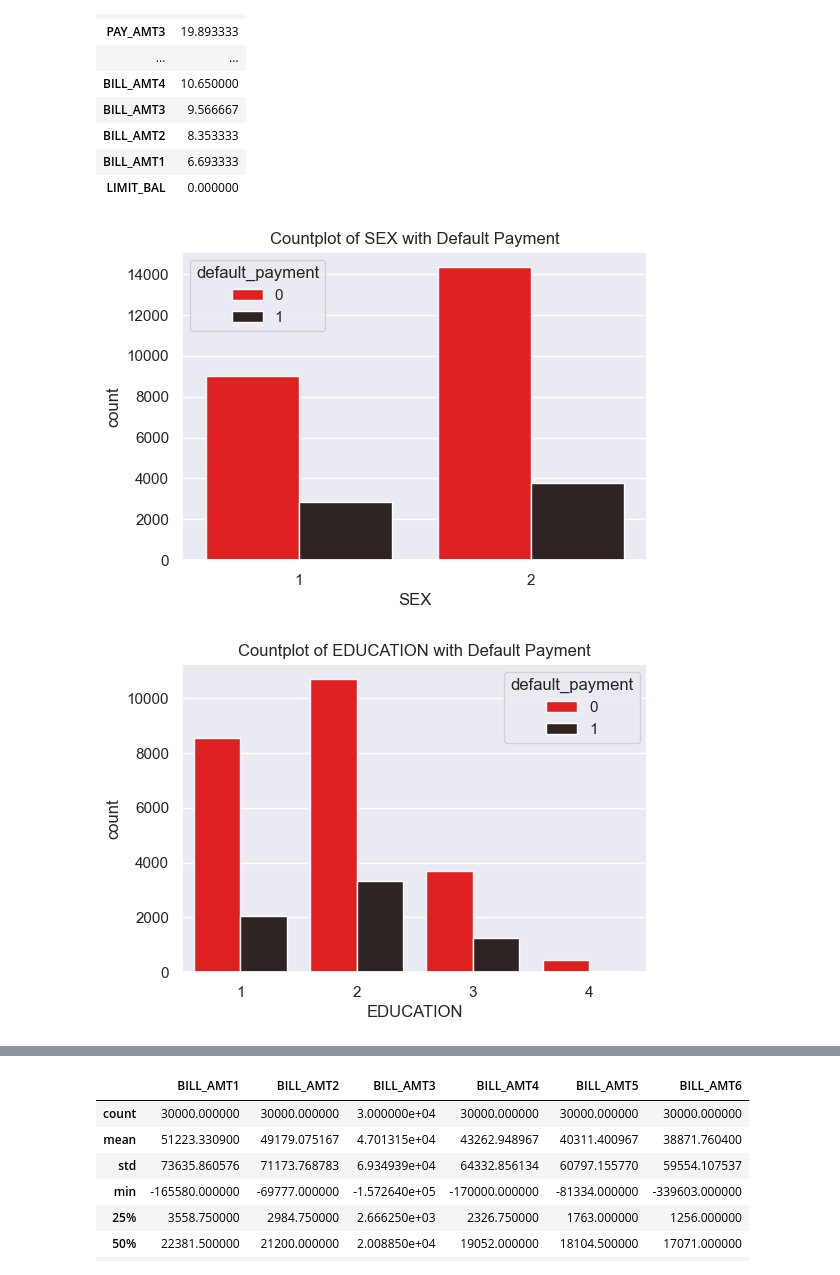
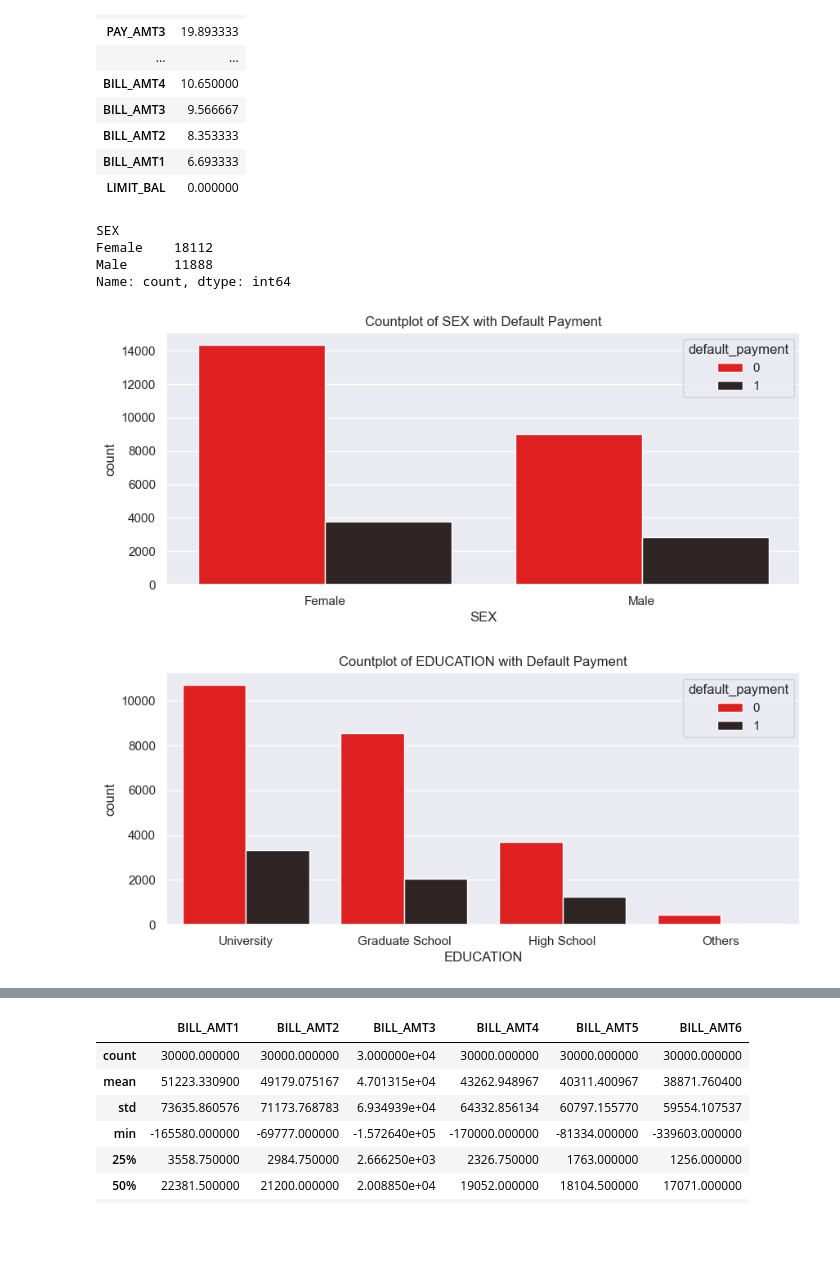
Before and after one commit to malavansa/IT5022-ML-Project, a Jupyter notebook: notebooks/eda_notebook.ipynb, the cells around one changed output, grey strips where cells are left out. Cells and saved outputs as stored; diff of their text form; code cells hidden in the pictures; blank space fills up the shorter version.

Commit message:
Build more charts to compare payment patterns

```diff
--- a/notebooks/eda_notebook.ipynb
+++ b/notebooks/eda_notebook.ipynb
@@ -129,6 +129,8 @@ MARRIAGE
 1    13659
 3      377
 Name: count, dtype: int64
+# %%
+df['MARRIAGE'] = df['MARRIAGE'].replace({1: 'Married', 2: 'Single', 3: 'Others'})
 # %%
 # EDUCATION: (1=graduate school, 2=university, 3=high school, 4=others, 5=unknown, 6=unknown)
 # lets label 0, 5, 6 as Others because 0, 5, 6 are not valid values for EDUCATION
@@ -141,6 +143,10 @@ EDUCATION
 3     4917
 4      468
 Name: count, dtype: int64
+# %%
+df['EDUCATION'] = df['EDUCATION'].replace({1: 'Graduate School', 2: 'University', 3: 'High School', 4: 'Others'})
+# %%
+df['SEX'] = df['SEX'].replace({1: 'Male', 2:'Female'})
 # %%
 df['MARRIAGE'].shape
 # %% [output]
@@ -193,14 +199,21 @@ pd.DataFrame(sparse_info, index=['sparsity %']).T
 | BILL_AMT2 | 8.353333 |
 | BILL_AMT1 | 6.693333 |
 | LIMIT_BAL | 0.000000 |
+# %%
+df['SEX'].value_counts()
+# %% [output]
+SEX
+Female    18112
+Male      11888
+Name: count, dtype: int64
 # %%
 # check relationship between categorical columns and target variable
 for col, c in zip(category_cols, colors):
     sns.set_theme(style="darkgrid")
-    plt.figure(figsize=(6,4))
+    plt.figure(figsize=(10,4))
     sns.countplot(data=df, x=col, hue='default_payment',  palette='dark:red_r')
     plt.title(f'Countplot of {col} with Default Payment')
     plt.show()
 # %% [output]
-[figure, old version]
+[figure, new version]
-[figure, old version]
+[figure, new version]
```
Also changed, not shown: parts of 35 cells of this notebook.
